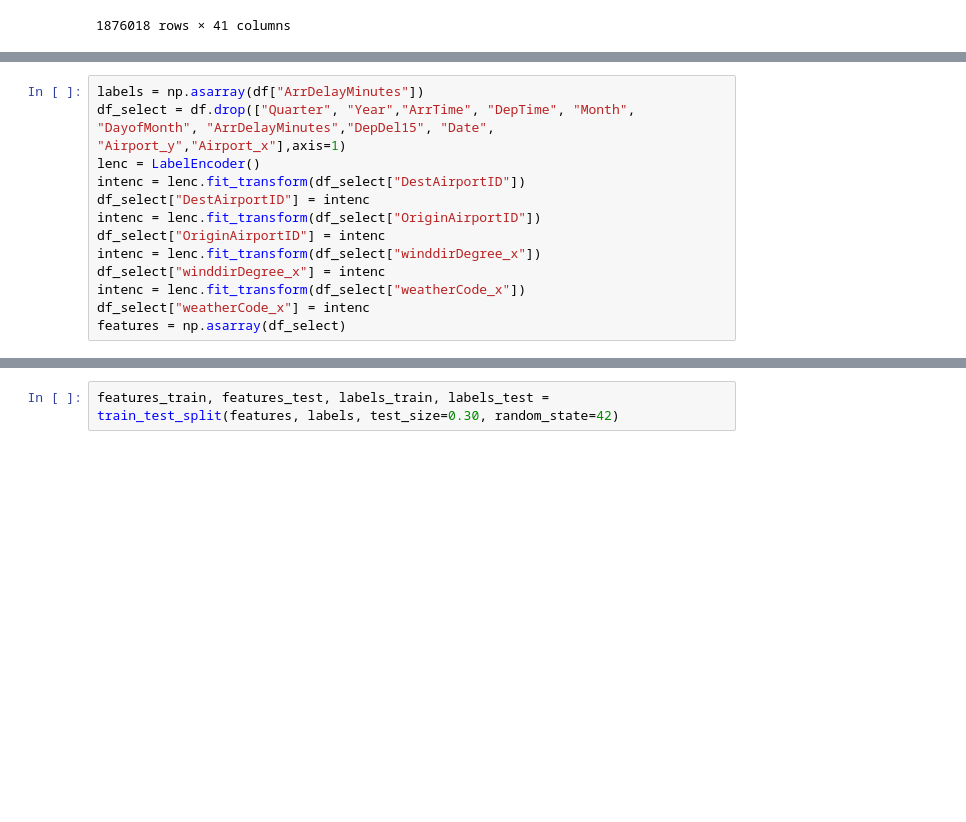
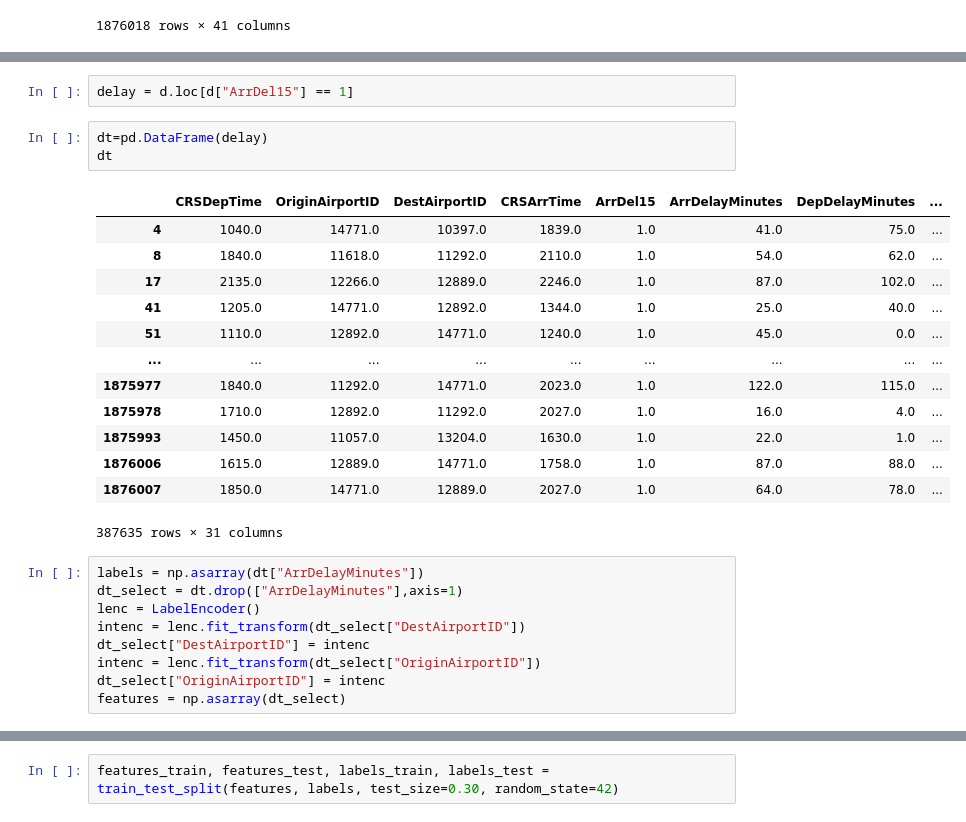
Before and after one commit to AMVamsi/Flight_Delay_Prediction, a Jupyter notebook: Project.ipynb, the cells around one changed output, grey strips where cells are left out. Drawn from its saved outputs; the diff is of its cells as text; blank space fills up the shorter version.

```diff
--- a/Project.ipynb
+++ b/Project.ipynb
@@ -1088,13 +1105,28 @@ df
+# %%
+delay = d.loc[d["ArrDel15"] == 1]
+# %%
+dt=pd.DataFrame(delay)
+dt
+# %% [output]
+|  | CRSDepTime | OriginAirportID | DestAirportID | CRSArrTime | ArrDel15 | ArrDelayMinutes | DepDelayMinutes | ... |
+| 4 | 1040.0 | 14771.0 | 10397.0 | 1839.0 | 1.0 | 41.0 | 75.0 | ... |
+| 8 | 1840.0 | 11618.0 | 11292.0 | 2110.0 | 1.0 | 54.0 | 62.0 | ... |
+| 17 | 2135.0 | 12266.0 | 12889.0 | 2246.0 | 1.0 | 87.0 | 102.0 | ... |
+| 41 | 1205.0 | 14771.0 | 12892.0 | 1344.0 | 1.0 | 25.0 | 40.0 | ... |
+| 51 | 1110.0 | 12892.0 | 14771.0 | 1240.0 | 1.0 | 45.0 | 0.0 | ... |
+| ... | ... | ... | ... | ... | ... | ... | ... | ... |
+| 1875977 | 1840.0 | 11292.0 | 14771.0 | 2023.0 | 1.0 | 122.0 | 115.0 | ... |
+| 1875978 | 1710.0 | 12892.0 | 11292.0 | 2027.0 | 1.0 | 16.0 | 4.0 | ... |
+| 1875993 | 1450.0 | 11057.0 | 13204.0 | 1630.0 | 1.0 | 22.0 | 1.0 | ... |
+| 1876006 | 1615.0 | 12889.0 | 14771.0 | 1758.0 | 1.0 | 87.0 | 88.0 | ... |
+| 1876007 | 1850.0 | 14771.0 | 12889.0 | 2027.0 | 1.0 | 64.0 | 78.0 | ... |
+387635 rows × 31 columns
 # %%
-labels = np.asarray(df["ArrDelayMinutes"])
-df_select = df.drop(["Quarter", "Year","ArrTime", "DepTime", "Month", "DayofMonth", "ArrDelayMinutes","DepDel15", "Date", "Airport_y","Airport_x"],axis=1)
+labels = np.asarray(dt["ArrDelayMinutes"])
+dt_select = dt.drop(["ArrDelayMinutes"],axis=1)
 lenc = LabelEncoder()
-intenc = lenc.fit_transform(df_select["DestAirportID"])
-df_select["DestAirportID"] = intenc
-intenc = lenc.fit_transform(df_select["OriginAirportID"])
-df_select["OriginAirportID"] = intenc
-intenc = lenc.fit_transform(df_select["winddirDegree_x"])
-df_select["winddirDegree_x"] = intenc
-intenc = lenc.fit_transform(df_select["weatherCode_x"])
-df_select["weatherCode_x"] = intenc
-features = np.asarray(df_select)
+intenc = lenc.fit_transform(dt_select["DestAirportID"])
+dt_select["DestAirportID"] = intenc
+intenc = lenc.fit_transform(dt_select["OriginAirportID"])
+dt_select["OriginAirportID"] = intenc
+features = np.asarray(dt_select)
```
Also changed, not shown: parts of 10 cells of this notebook.
